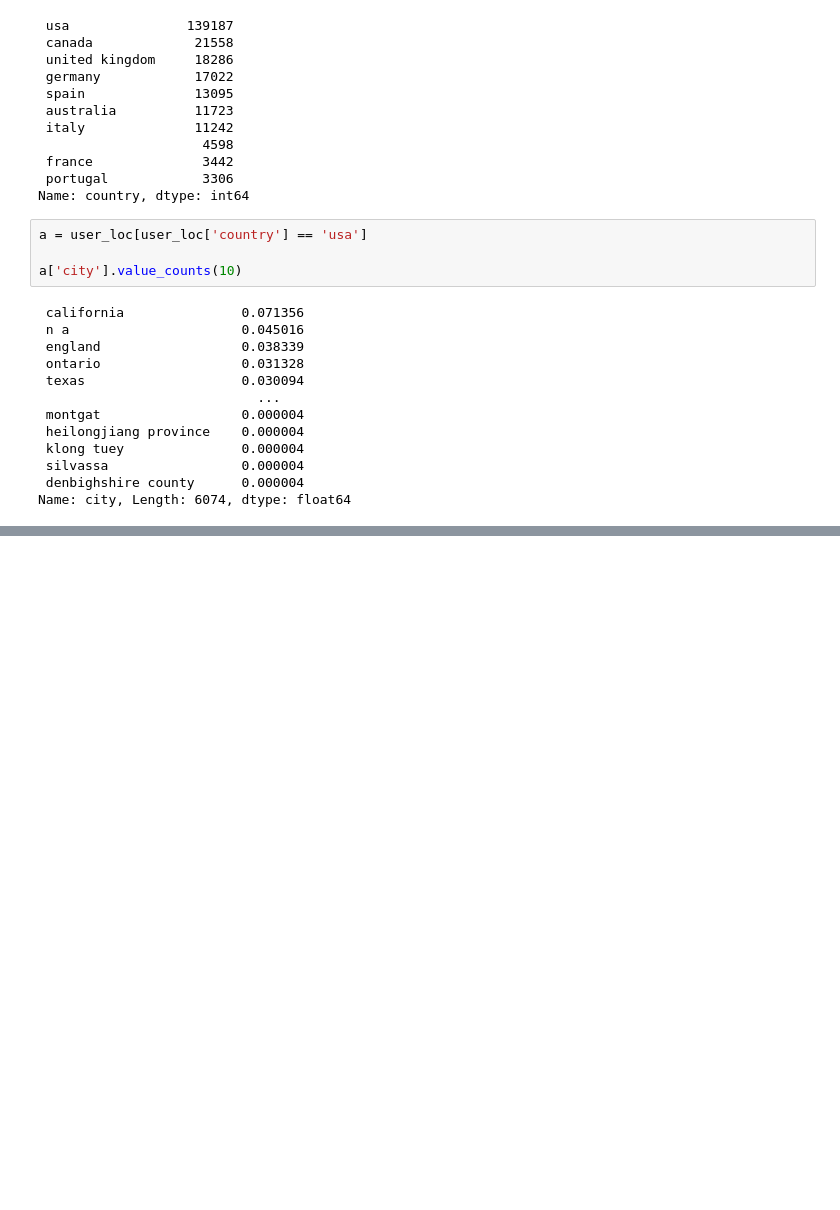
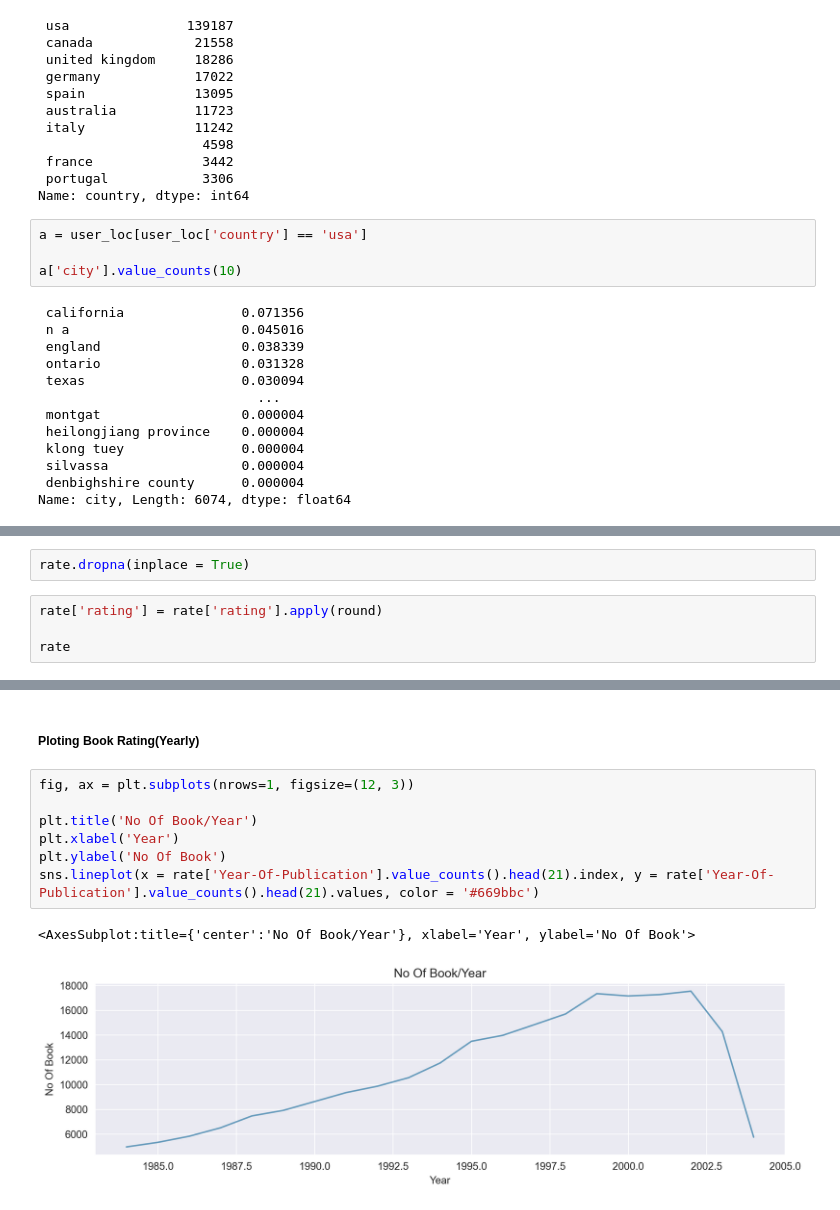
Before and after one commit to kunal-mallick/Book_Recommendation, a Jupyter notebook: Data Preprocessing & EDA/EDA.ipynb, the cells around one changed output, grey strips where cells are left out. Cells and saved outputs as stored; diff of their text form; blank space fills up the shorter version.

```diff
--- a/Data Preprocessing & EDA/EDA.ipynb
+++ b/Data Preprocessing & EDA/EDA.ipynb
@@ -358,0 +405,6 @@ user_loc['country'] = 'usa'
+# %%
+rate.dropna(inplace = True)
+# %%
+rate['rating'] = rate['rating'].apply(round)
+
+rate
@@ -358,0 +472,12 @@ user_loc['country'] = 'usa'
+# %% [markdown]
+##### Ploting Book Rating(Yearly)
+# %%
+fig, ax = plt.subplots(nrows=1, figsize=(12, 3))
+
+plt.title('No Of Book/Year')
+plt.xlabel('Year')
+plt.ylabel('No Of Book')
+sns.lineplot(x = rate['Year-Of-Publication'].value_counts().head(21).index, y = rate['Year-Of-Publication'].value_counts().head(21).values, color = '#669bbc')
+# %% [output]
+<AxesSubplot:title={'center':'No Of Book/Year'}, xlabel='Year', ylabel='No Of Book'>
+[figure, added]
```
Also changed, not shown: parts of 22 cells of this notebook.
